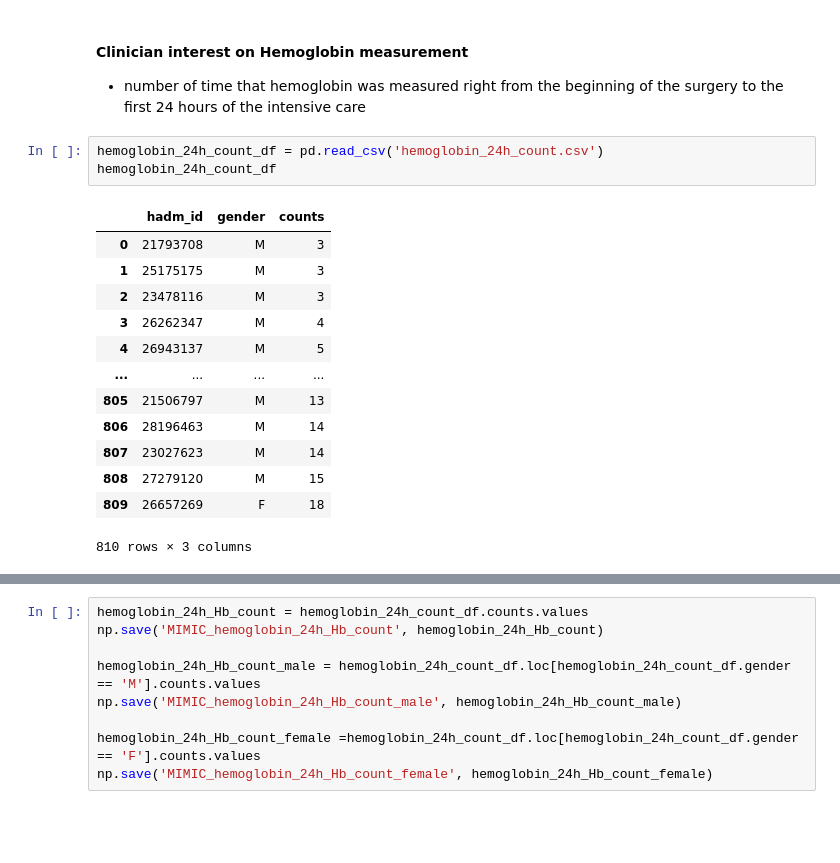
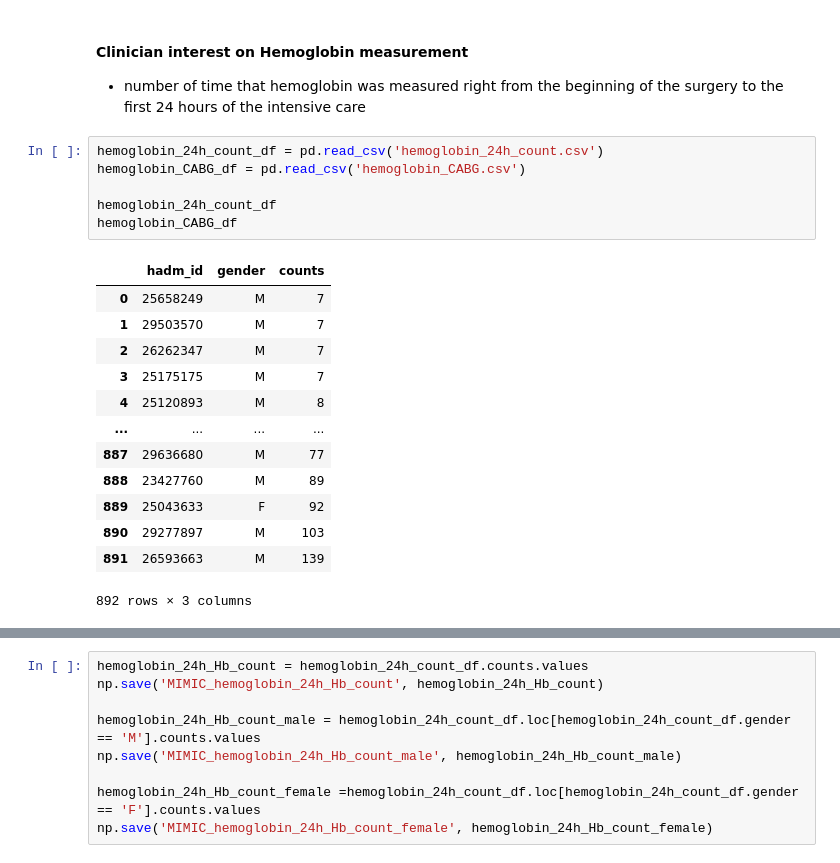
Before and after one commit to lily214754/MIMIC, a Jupyter notebook: EDA/MIMIC_EDA.ipynb, the cells around one changed output, grey strips where cells are left out. Saved outputs shown, nothing was run; the diff lists cells and outputs as text; blank space fills up the shorter version.

```diff
--- a/EDA/MIMIC_EDA.ipynb
+++ b/EDA/MIMIC_EDA.ipynb
@@ -845,18 +845,21 @@ Below EDA is for labevents Hemoglobin
 - number of time that hemoglobin was measured right from the beginning of the surgery to the first 24 hours of the intensive care
 # %%
 hemoglobin_24h_count_df = pd.read_csv('hemoglobin_24h_count.csv')
+hemoglobin_CABG_df = pd.read_csv('hemoglobin_CABG.csv')
+
 hemoglobin_24h_count_df
+hemoglobin_CABG_df
 # %% [output]
 |  | hadm_id | gender | counts |
-| 0 | 21793708 | M | 3 |
-| 1 | 25175175 | M | 3 |
-| 2 | 23478116 | M | 3 |
-| 3 | 26262347 | M | 4 |
-| 4 | 26943137 | M | 5 |
+| 0 | 25658249 | M | 7 |
+| 1 | 29503570 | M | 7 |
+| 2 | 26262347 | M | 7 |
+| 3 | 25175175 | M | 7 |
+| 4 | 25120893 | M | 8 |
 | ... | ... | ... | ... |
-| 805 | 21506797 | M | 13 |
-| 806 | 28196463 | M | 14 |
-| 807 | 23027623 | M | 14 |
-| 808 | 27279120 | M | 15 |
-| 809 | 26657269 | F | 18 |
+| 887 | 29636680 | M | 77 |
+| 888 | 23427760 | M | 89 |
+| 889 | 25043633 | F | 92 |
+| 890 | 29277897 | M | 103 |
+| 891 | 26593663 | M | 139 |
-810 rows × 3 columns
+892 rows × 3 columns
```
Also changed, not shown: parts of 8 cells of this notebook, 30 other files.
